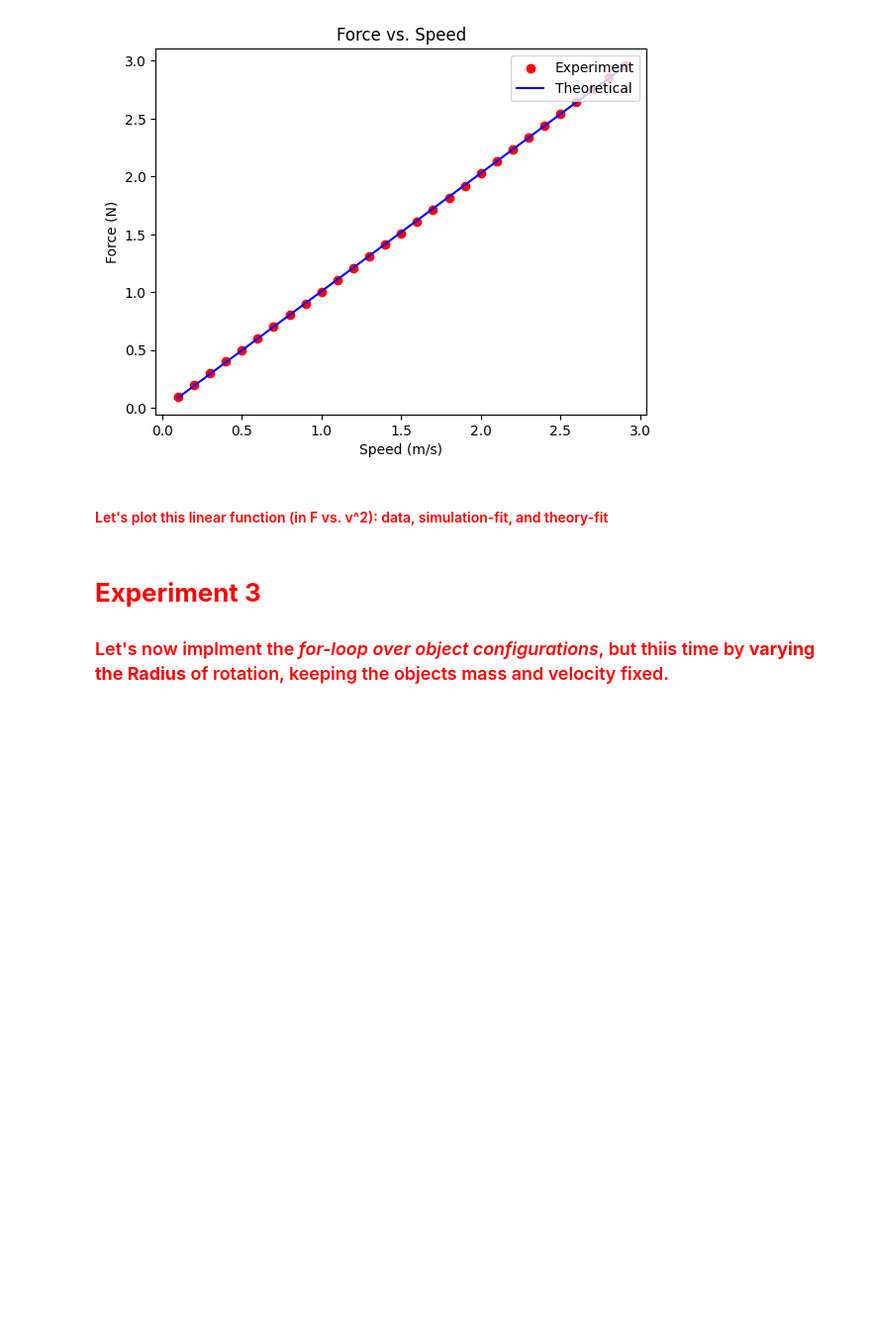
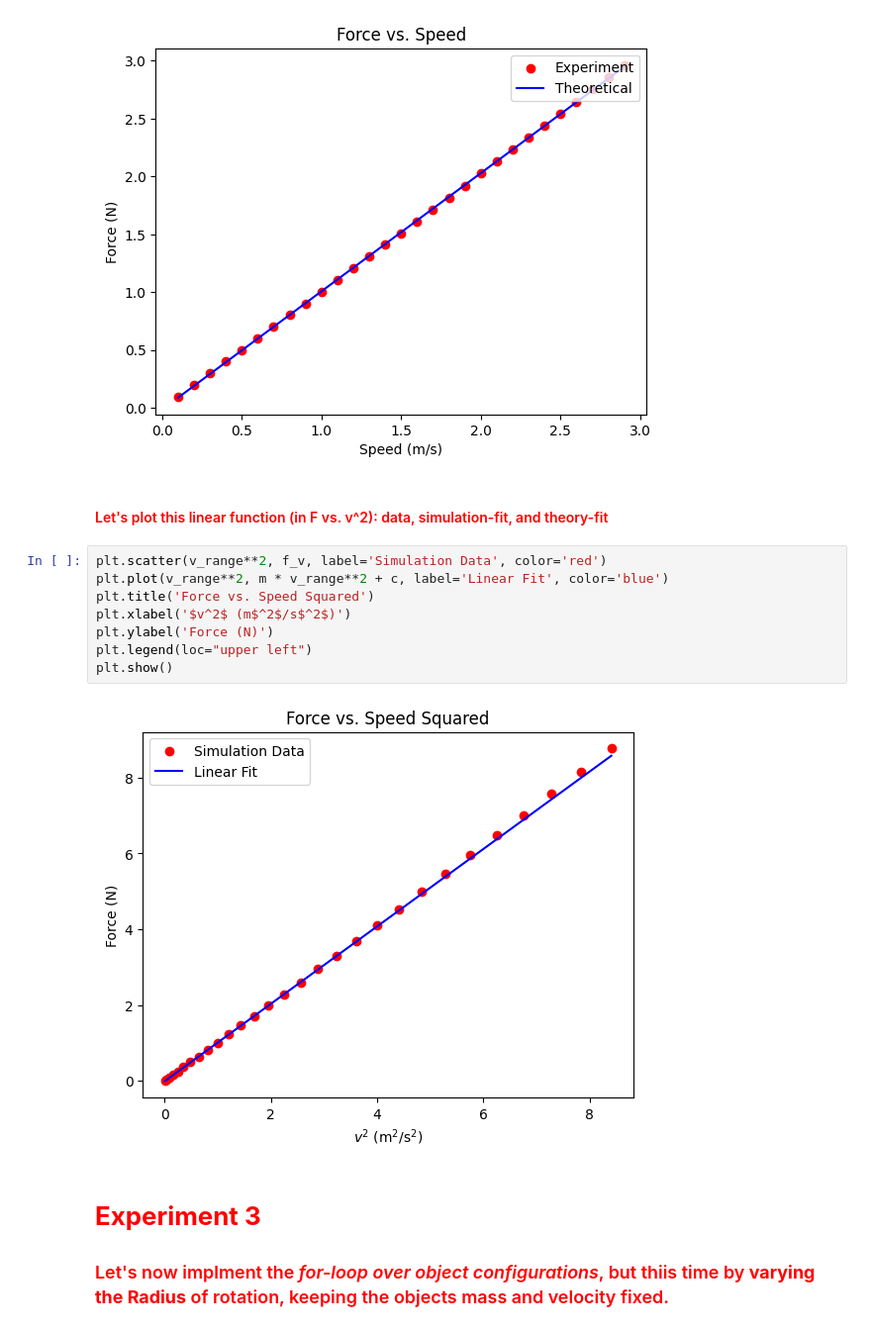
Before and after one commit to rguille3/PhysicsI_Labs, a Jupyter notebook: phy122_RMt_Raul.ipynb, the cells around one changed output. Shown at 99% size. Saved outputs shown, nothing was run; the diff lists cells and outputs as text; blank space fills up the shorter version.

```diff
--- a/phy122_RMt_Raul.ipynb
+++ b/phy122_RMt_Raul.ipynb
@@ -305,6 +305,16 @@ Text(0, 0.5, 'Force (N)')
 [figure]
 # %% [markdown]
 #### <font color='Red'> Let's plot this linear function (in F vs. v^2): data, simulation-fit, and theory-fit </font>
+# %%
+plt.scatter(v_range**2, f_v, label='Simulation Data', color='red')
+plt.plot(v_range**2, m * v_range**2 + c, label='Linear Fit', color='blue')
+plt.title('Force vs. Speed Squared')
+plt.xlabel('$v^2$ (m$^2$/s$^2$)')
+plt.ylabel('Force (N)')
+plt.legend(loc="upper left")
+plt.show()
+# %% [output]
+[figure, added]
 # %% [markdown]
 #   <font color='Red'> **Experiment 3** </font>
 
```
Also changed, not shown: parts of 1 cell of this notebook.
